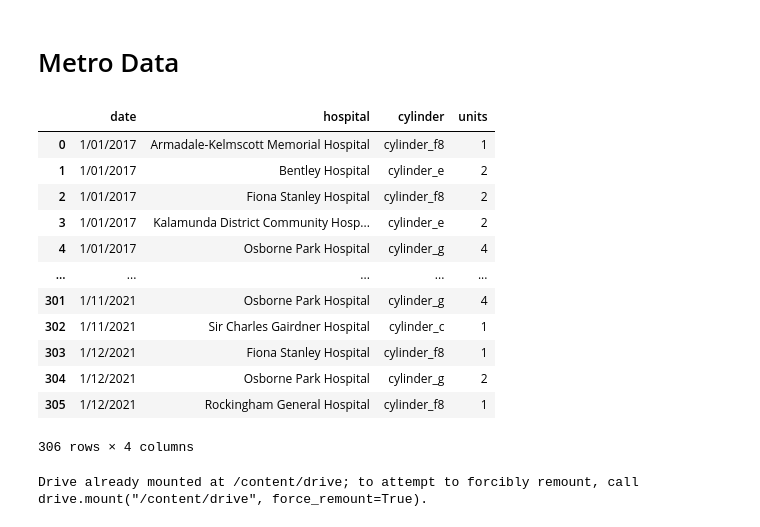
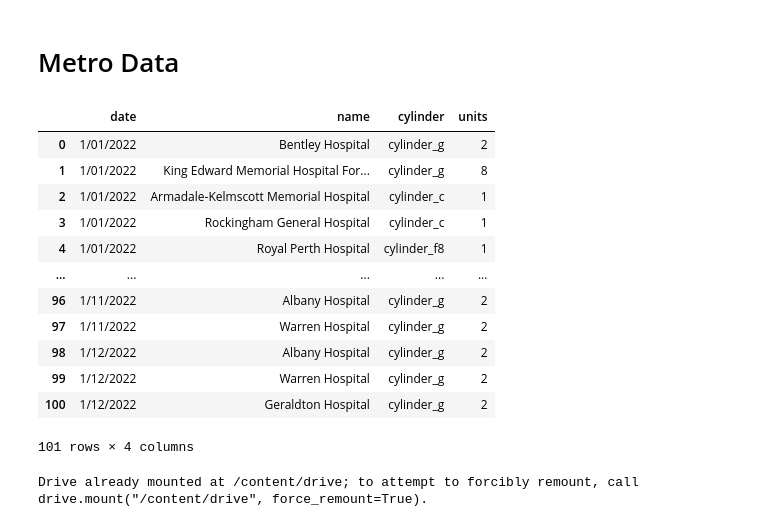
Before and after one commit to dcurrigan/nitrous, a Jupyter notebook: data/data_wrangling_v2.ipynb, the cells around one changed output. Cells and saved outputs as stored; diff of their text form; code cells hidden in the pictures.

```diff
--- a/data/data_wrangling_v2.ipynb
+++ b/data/data_wrangling_v2.ipynb
@@ -4,22 +4,22 @@ pd.options.mode.chained_assignment = None
 # %% [markdown]
 # Metro Data
 # %%
-metro_df = pd.read_csv("metro_clean.csv")
+metro_df = pd.read_csv("data_2022.csv")
 metro_df
 # %% [output]
-|  | date | hospital | cylinder | units |
-| 0 | 1/01/2017 | Armadale-Kelmscott Memorial Hospital | cylinder_f8 | 1 |
-| 1 | 1/01/2017 | Bentley Hospital | cylinder_e | 2 |
-| 2 | 1/01/2017 | Fiona Stanley Hospital | cylinder_f8 | 2 |
-| 3 | 1/01/2017 | Kalamunda District Community Hosp... | cylinder_e | 2 |
-| 4 | 1/01/2017 | Osborne Park Hospital | cylinder_g | 4 |
+|  | date | name | cylinder | units |
+| 0 | 1/01/2022 | Bentley Hospital | cylinder_g | 2 |
+| 1 | 1/01/2022 | King Edward Memorial Hospital For... | cylinder_g | 8 |
+| 2 | 1/01/2022 | Armadale-Kelmscott Memorial Hospital | cylinder_c | 1 |
+| 3 | 1/01/2022 | Rockingham General Hospital | cylinder_c | 1 |
+| 4 | 1/01/2022 | Royal Perth Hospital | cylinder_f8 | 1 |
 | ... | ... | ... | ... | ... |
-| 301 | 1/11/2021 | Osborne Park Hospital | cylinder_g | 4 |
-| 302 | 1/11/2021 | Sir Charles Gairdner Hospital | cylinder_c | 1 |
-| 303 | 1/12/2021 | Fiona Stanley Hospital | cylinder_f8 | 1 |
-| 304 | 1/12/2021 | Osborne Park Hospital | cylinder_g | 2 |
-| 305 | 1/12/2021 | Rockingham General Hospital | cylinder_f8 | 1 |
+| 96 | 1/11/2022 | Albany Hospital | cylinder_g | 2 |
+| 97 | 1/11/2022 | Warren Hospital | cylinder_g | 2 |
+| 98 | 1/12/2022 | Albany Hospital | cylinder_g | 2 |
+| 99 | 1/12/2022 | Warren Hospital | cylinder_g | 2 |
+| 100 | 1/12/2022 | Geraldton Hospital | cylinder_g | 2 |
-306 rows × 4 columns
+101 rows × 4 columns
 # %%
 from google.colab import drive
 drive.mount('/content/drive')
```
Also changed, not shown: parts of 12 cells of this notebook, 5 other files.
